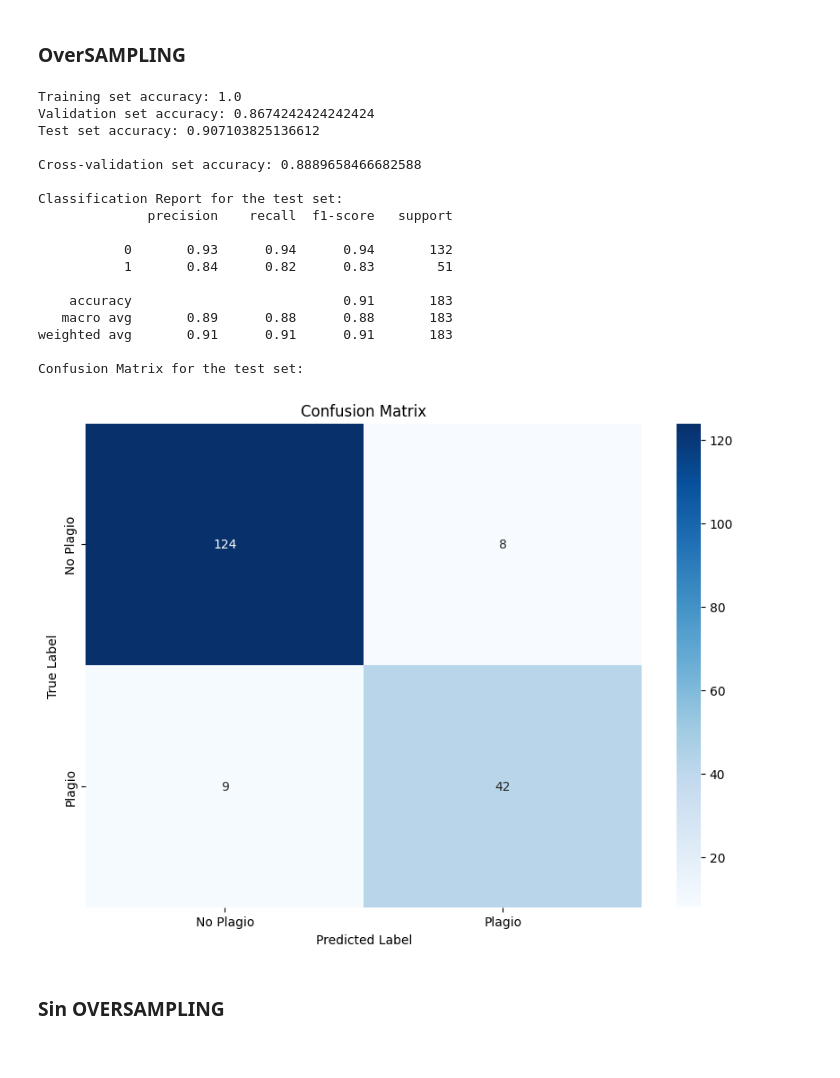
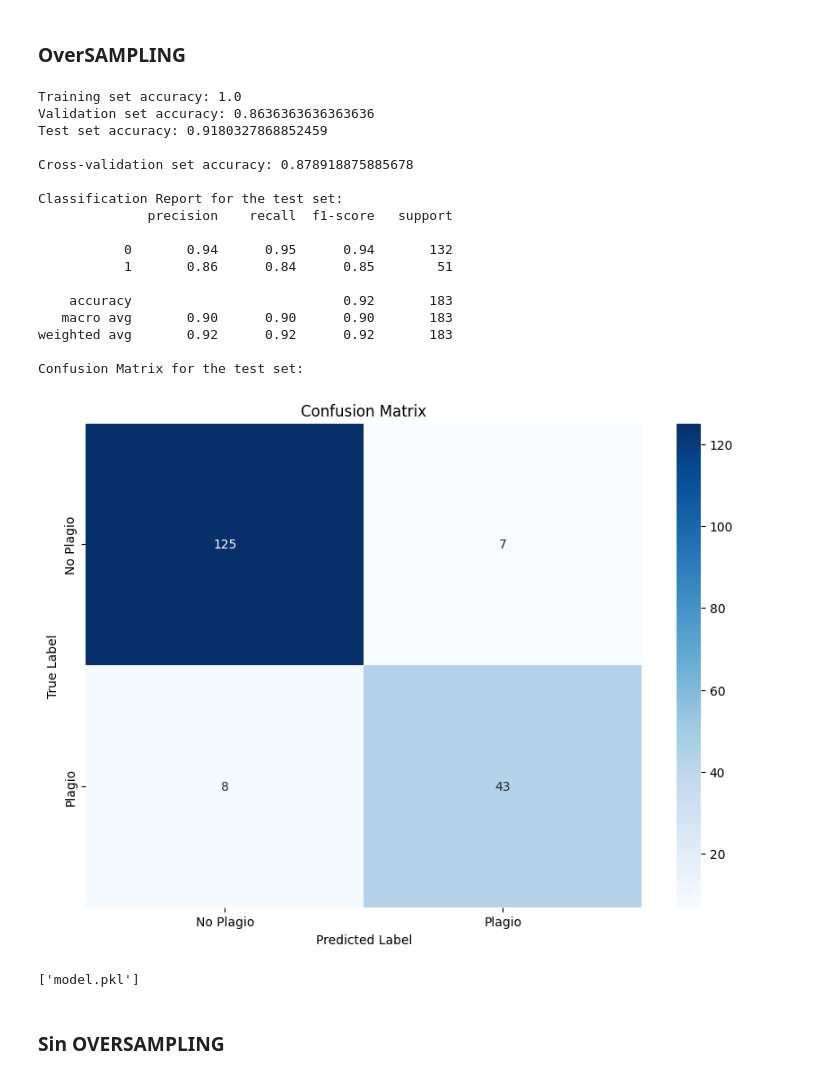
Before and after one commit to Mike5801/CodePlagiarismDetection, a Jupyter notebook: model.ipynb, the cells around one changed output. Cells and saved outputs as stored; diff of their text form; code cells hidden in the pictures.

Commit message:
add new model results

```diff
--- a/model.ipynb
+++ b/model.ipynb
@@ -254,28 +254,32 @@ querie = querie.drop(columns=['Veredict'])
 # %% [markdown]
 ### OverSAMPLING
 # %%
-model = xgb.XGBClassifier()
-accuracy_train, accuracy_val, accuracy_test, cross_val, conf_matrix, class_report = train_and_evaluate_model(X_train, y_train, X_val, y_val, X_test, y_test, model, oversample=True)
+model_os = xgb.XGBClassifier()
+accuracy_train, accuracy_val, accuracy_test, cross_val, conf_matrix, class_report = train_and_evaluate_model(X_train, y_train, X_val, y_val, X_test, y_test, model_os, oversample=True)
 print_evaluation_results(accuracy_train, accuracy_val, accuracy_test, cross_val, conf_matrix, class_report)
 # %% [output]
 Training set accuracy: 1.0
-Validation set accuracy: 0.8674242424242424
-Test set accuracy: 0.907103825136612
+Validation set accuracy: 0.8636363636363636
+Test set accuracy: 0.9180327868852459
 
-Cross-validation set accuracy: 0.8889658466682588
+Cross-validation set accuracy: 0.878918875885678
 
 Classification Report for the test set:
               precision    recall  f1-score   support
 
-           0       0.93      0.94      0.94       132
-           1       0.84      0.82      0.83        51
+           0       0.94      0.95      0.94       132
+           1       0.86      0.84      0.85        51
 
-    accuracy                           0.91       183
-   macro avg       0.89      0.88      0.88       183
-weighted avg       0.91      0.91      0.91       183
+    accuracy                           0.92       183
+   macro avg       0.90      0.90      0.90       183
+weighted avg       0.92      0.92      0.92       183
 
 Confusion Matrix for the test set:
-[figure, old version]
+[figure, new version]
+# %%
+joblib.dump(model_os, 'model.pkl')
+# %% [output]
+['model.pkl']
 # %% [markdown]
 ### Sin OVERSAMPLING
 # %%
```
Also changed, not shown: parts of 5 cells of this notebook.
